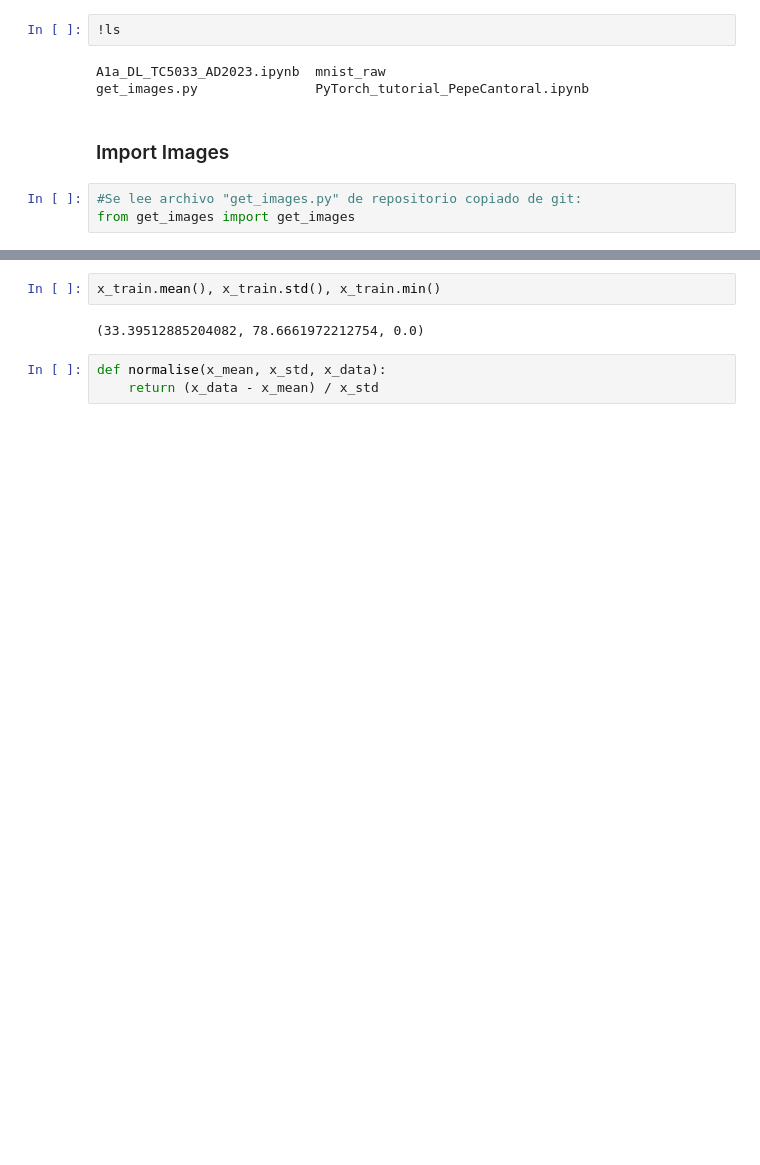
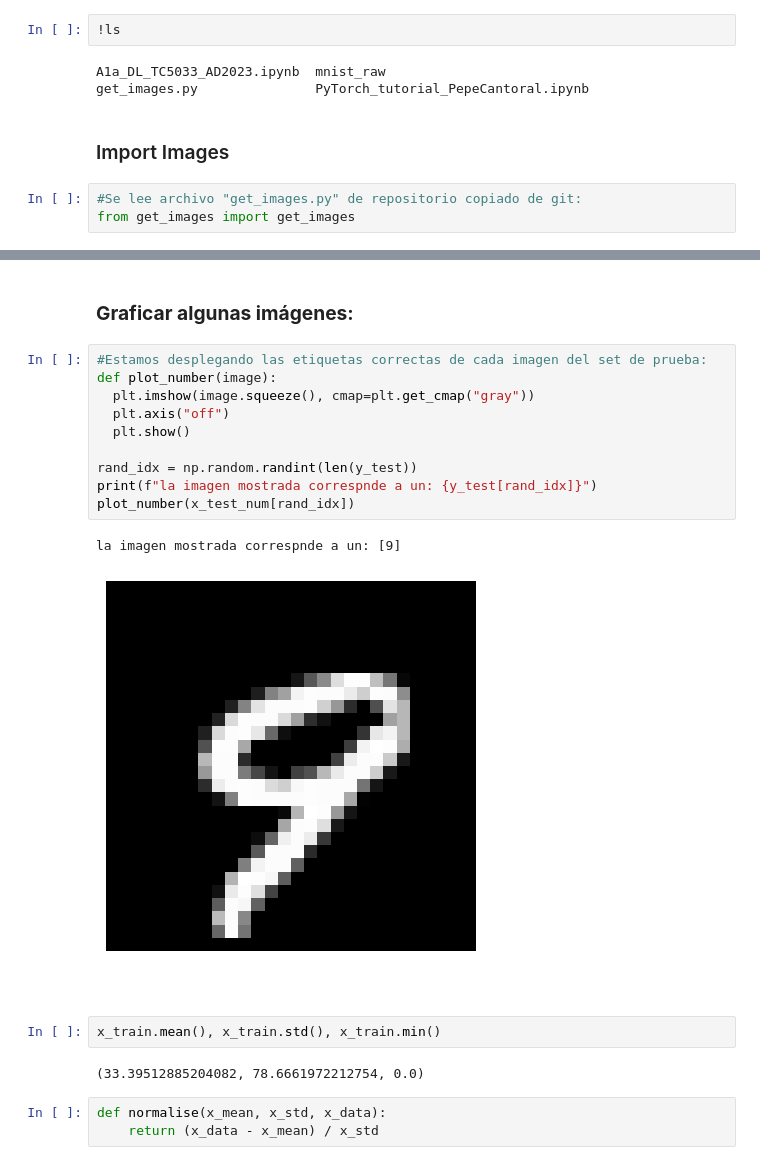
Before and after one commit to andreac941/tutorials, a Jupyter notebook: ACTIVIDAD1/A1a_DL_TC5033_AD2023.ipynb, the cells around one changed output, grey strips where cells are left out. Cells and saved outputs as stored; diff of their text form; blank space fills up the shorter version.

```diff
--- a/ACTIVIDAD1/A1a_DL_TC5033_AD2023.ipynb
+++ b/ACTIVIDAD1/A1a_DL_TC5033_AD2023.ipynb
@@ -178,3 +193,20 @@ y_test = y_test_num.copy().reshape(10000, 1)
+# %% [markdown]
+### **Graficar algunas imágenes:**
+# %%
+#Estamos desplegando las etiquetas correctas de cada imagen del set de prueba:
+def plot_number(image):
+  plt.imshow(image.squeeze(), cmap=plt.get_cmap("gray"))
+  plt.axis("off")
+  plt.show()
+
+rand_idx = np.random.randint(len(y_test))
+print(f"la imagen mostrada correspnde a un: {y_test[rand_idx]}")
+plot_number(x_test_num[rand_idx])
+# %% [output]
+la imagen mostrada correspnde a un: [9]
+[figure, added]
+# %% [markdown]
+###
 # %%
 x_train.mean(), x_train.std(), x_train.min()
 # %% [output]
```
Also changed, not shown: parts of 2 cells of this notebook.
